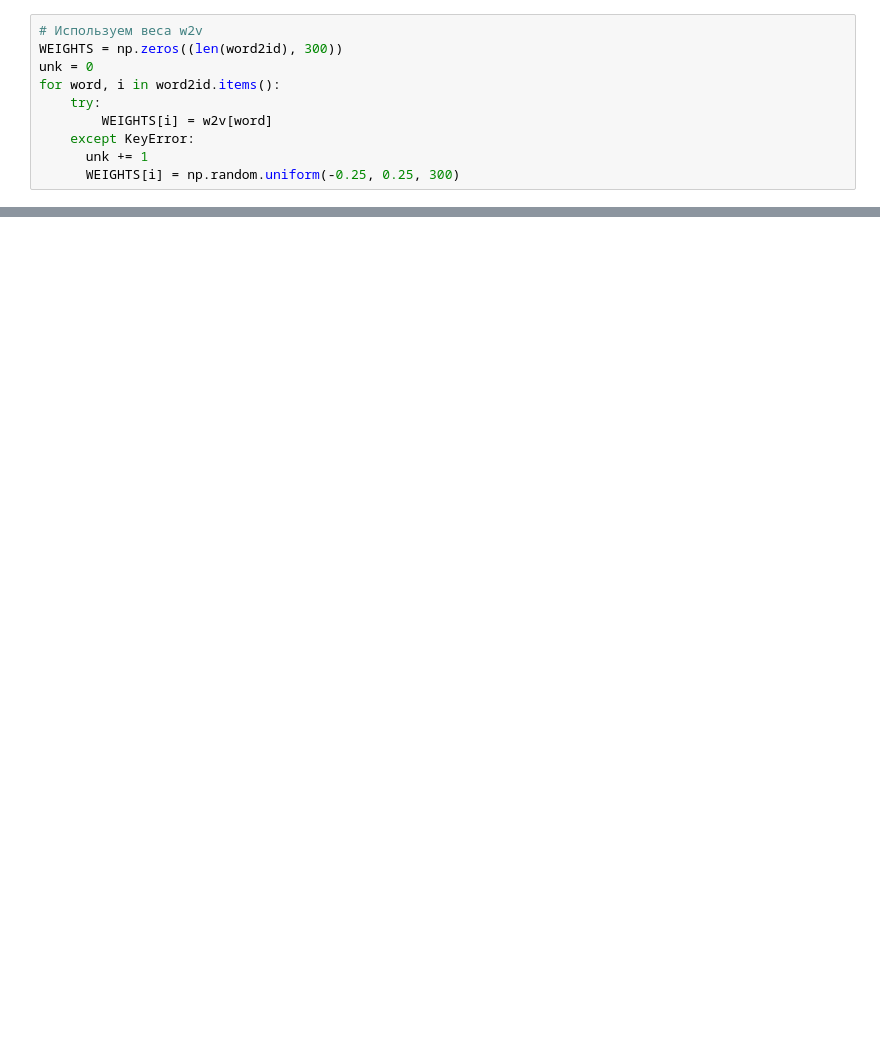
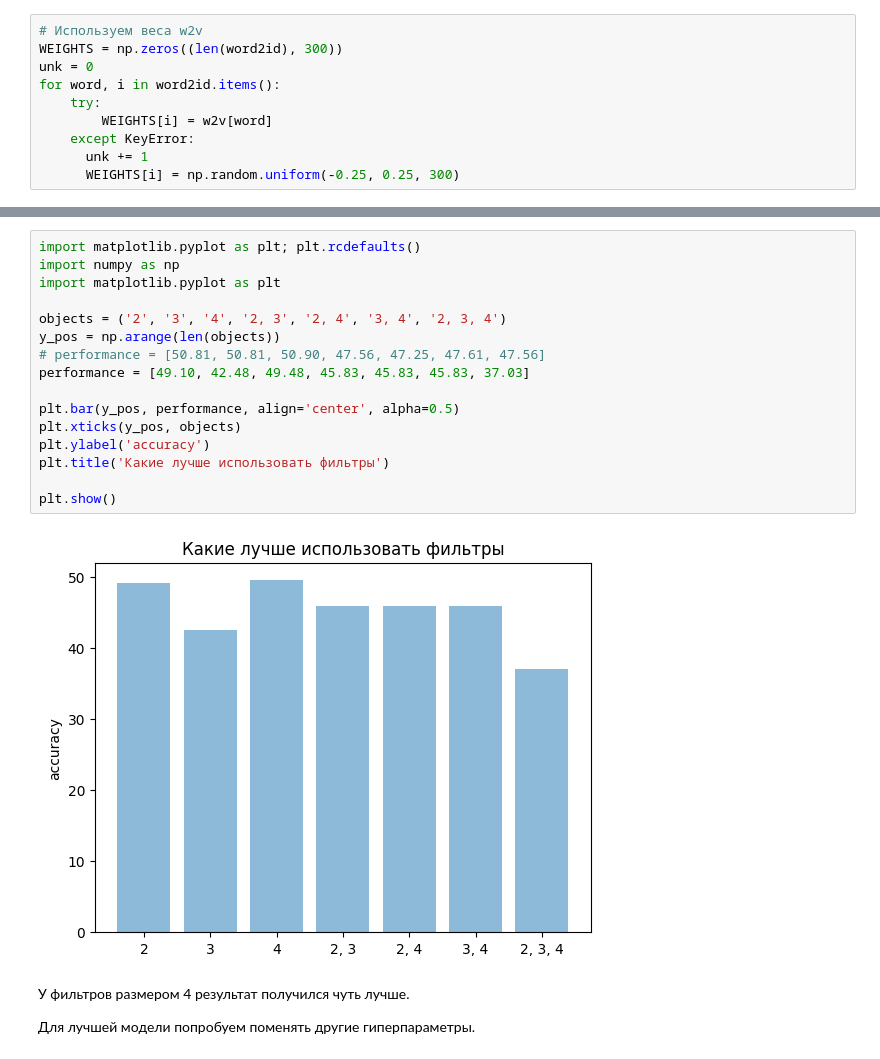
Before and after one commit to tbkazakova/NN_in_NLP-4c, a Jupyter notebook: HW3_CNN&LSTM_article_fakenews/HW3_tbkazakova_CNN&RNN_news.ipynb, the cells around one changed output, grey strips where cells are left out. Cells and saved outputs as stored; diff of their text form; blank space fills up the shorter version.

```diff
--- a/HW3_CNN&LSTM_article_fakenews/HW3_tbkazakova_CNN&RNN_news.ipynb
+++ b/HW3_CNN&LSTM_article_fakenews/HW3_tbkazakova_CNN&RNN_news.ipynb
@@ -425,0 +741,22 @@ RuntimeError: element 0 of tensors does not require grad and does not have a gra
+# %%
+import matplotlib.pyplot as plt; plt.rcdefaults()
+import numpy as np
+import matplotlib.pyplot as plt
+
+objects = ('2', '3', '4', '2, 3', '2, 4', '3, 4', '2, 3, 4')
+y_pos = np.arange(len(objects))
+# performance = [50.81, 50.81, 50.90, 47.56, 47.25, 47.61, 47.56]
+performance = [49.10, 42.48, 49.48, 45.83, 45.83, 45.83, 37.03]
+
+plt.bar(y_pos, performance, align='center', alpha=0.5)
+plt.xticks(y_pos, objects)
+plt.ylabel('accuracy')
+plt.title('Какие лучше использовать фильтры')
+
+plt.show()
+# %% [output]
+[figure, added]
+# %% [markdown]
+У фильтров размером 4 результат получился чуть лучше.
+
+Для лучшей модели попробуем поменять другие гиперпараметры.
```
Also changed, not shown: parts of 24 cells of this notebook.
